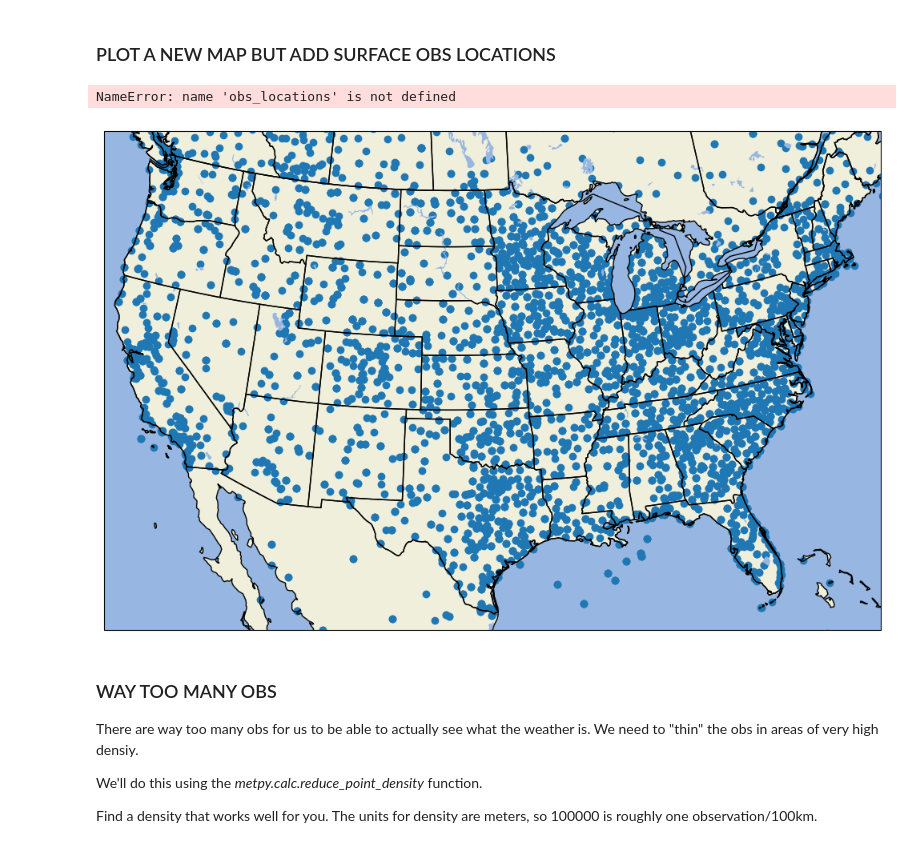
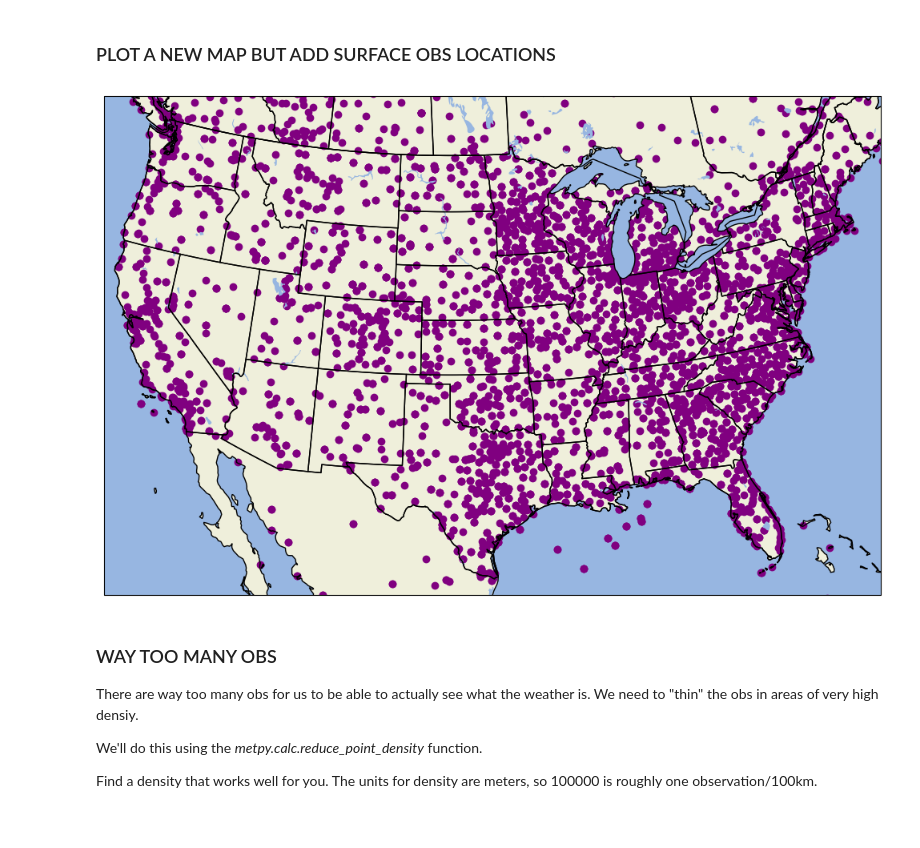
Before and after one commit to DevynKimball/ATSC_270, a Jupyter notebook: assignment_4/assignment_4.ipynb, the cells around one changed output. Drawn from its saved outputs; the diff is of its cells as text; code cells hidden in the pictures.

```diff
--- a/assignment_4/assignment_4.ipynb
+++ b/assignment_4/assignment_4.ipynb
@@ -42,4 +42,8 @@ Open the text file containing the surface observations using the metpy metar rea
 filename = "metar_20240112_2100.txt"
 data = metar.parse_metar_file(filename,year=2024,month=1)
 
+#convert temperatures to Fahrenheit
+data['air_temperature'] = (data['air_temperature']*9/5)+32
+data.dew_point_temperature = (data.dew_point_temperature*9/5)+32
+
 print(data.loc ['KGFK'])
@@ -104,37 +88,36 @@ plt.savefig('empty_map.png')
 # %%
 #map projection jusing a Lambert Conformal Projection
 #we'll center the map at 100W,35N
 proj = ccrs.LambertConformal(central_longitude=-100,central_latitude=35)
 
 #create 10" x 10" figure with a dpi=100
 fig = plt.figure(figsize=(10,10),dpi=100)
 #add subplot with projection
 ax = fig.add_subplot(1,1,1,projection=proj)
 
 #add elements to make map more useable
 ax.add_feature(cfeature.LAND)
 ax.add_feature(cfeature.OCEAN)
 ax.add_feature(cfeature.LAKES)
 ax.add_feature(cfeature.COASTLINE)
 ax.add_feature(cfeature.STATES)
 ax.add_feature(cfeature.BORDERS)
 
 #zoom on the CONUS
 #lon_min = -120
 #lon_max = -75
 #lat_min = 23
 #lat_max = 50
 ax.set_extent((-120, -75, 23, 50))
 
 #plot surface obs using scatter plot
-plt.scatter(data.longitude,data.latitude,transform=ccrs.PlateCarree())
+plt.scatter(data.longitude,data.latitude,color='purple',transform=ccrs.PlateCarree())
 
 fig.tight_layout()
 #save the map as obs_locations.png
-plt.savefig(obs_locations.png)
+plt.savefig('obs_locations.png')
 # %% [output]
-NameError: name 'obs_locations' is not defined
-[figure, old version]
+[figure, new version]
 # %% [markdown]
 ### WAY TOO MANY OBS ###
 There are way too many obs for us to be able to actually see what the weather is.  We need to "thin" the obs in areas of very high densiy.
```
Also changed, not shown: parts of 5 cells of this notebook, 3 other files.
